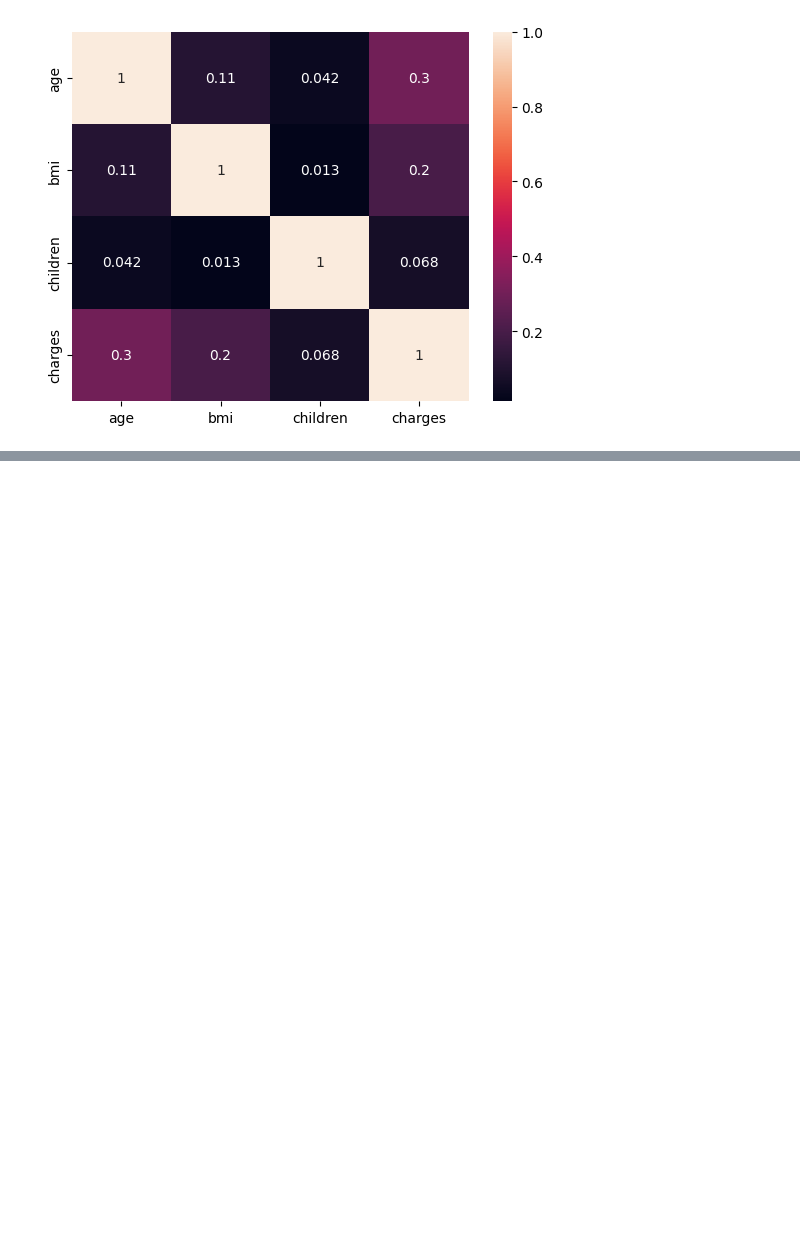
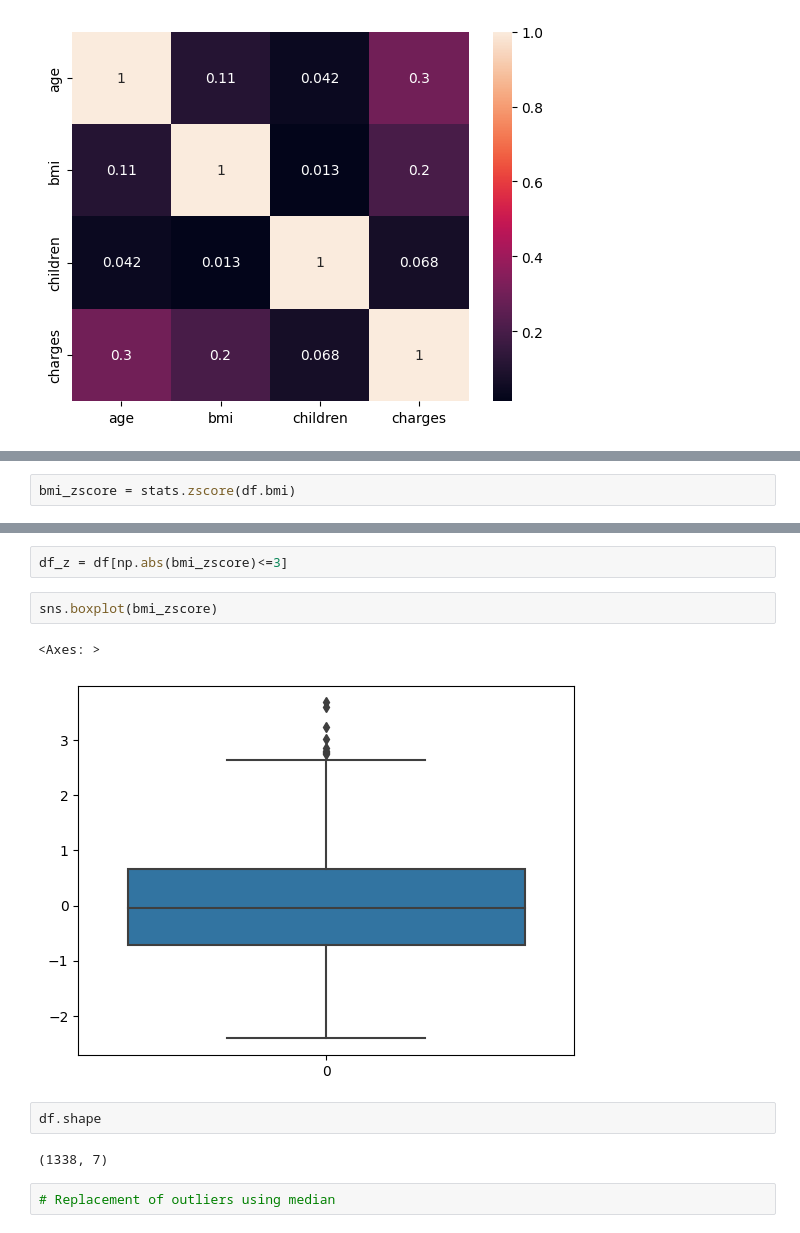
Before and after one commit to NimishSinghChouhan/Smart-Bridge-AI, a Jupyter notebook: Data_Preprocessing.ipynb, the cells around one changed output, grey strips where cells are left out. Saved outputs shown, nothing was run; the diff lists cells and outputs as text; blank space fills up the shorter version.

```diff
--- a/Data_Preprocessing.ipynb
+++ b/Data_Preprocessing.ipynb
@@ -296,0 +362,2 @@ sns.heatmap(df.corr(),annot =True)
+# %%
+bmi_zscore = stats.zscore(df.bmi)
@@ -296,0 +379,13 @@ sns.heatmap(df.corr(),annot =True)
+# %%
+df_z = df[np.abs(bmi_zscore)<=3]
+# %%
+sns.boxplot(bmi_zscore)
+# %% [output]
+<Axes: >
+[figure, added]
+# %%
+df.shape
+# %% [output]
+(1338, 7)
+# %%
+# Replacement of outliers using median
```
Also changed, not shown: parts of 22 cells of this notebook.
